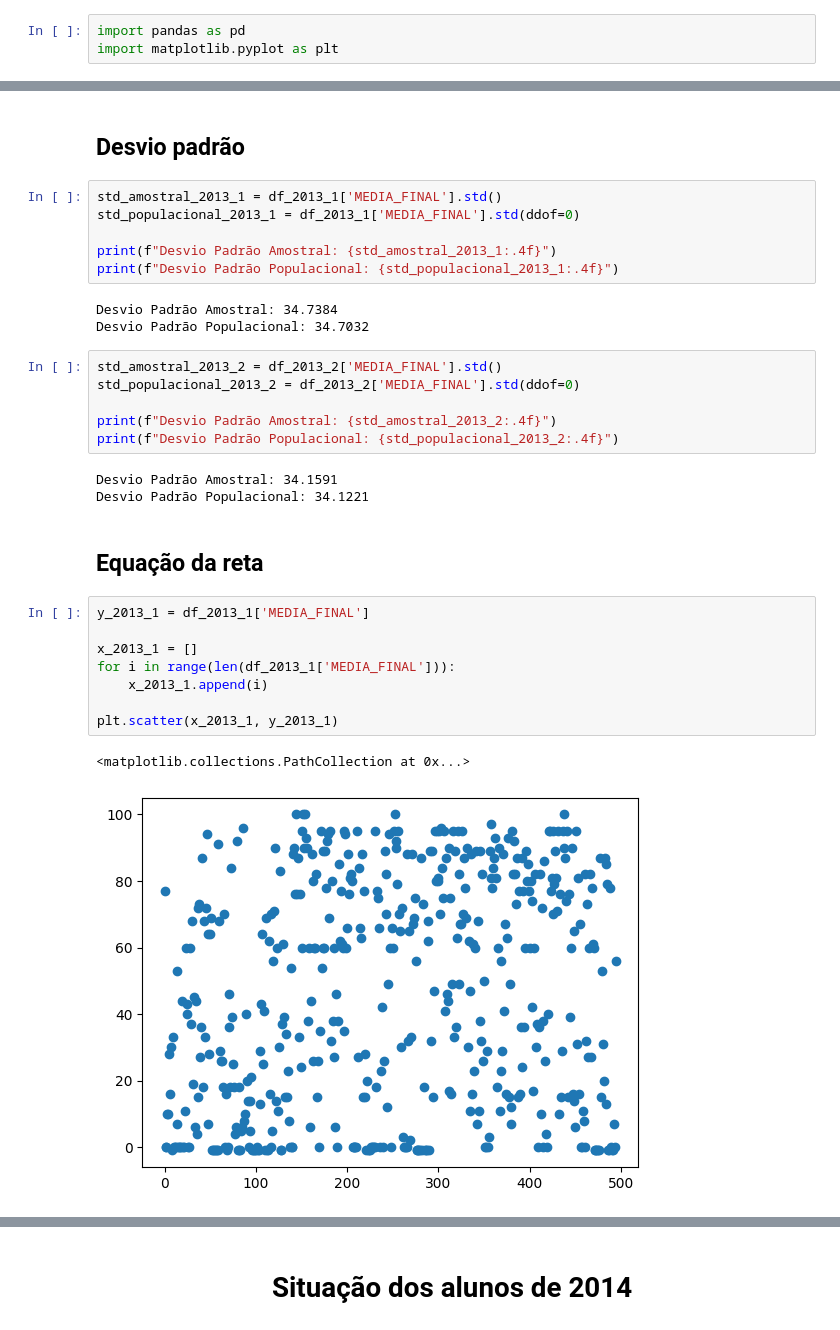
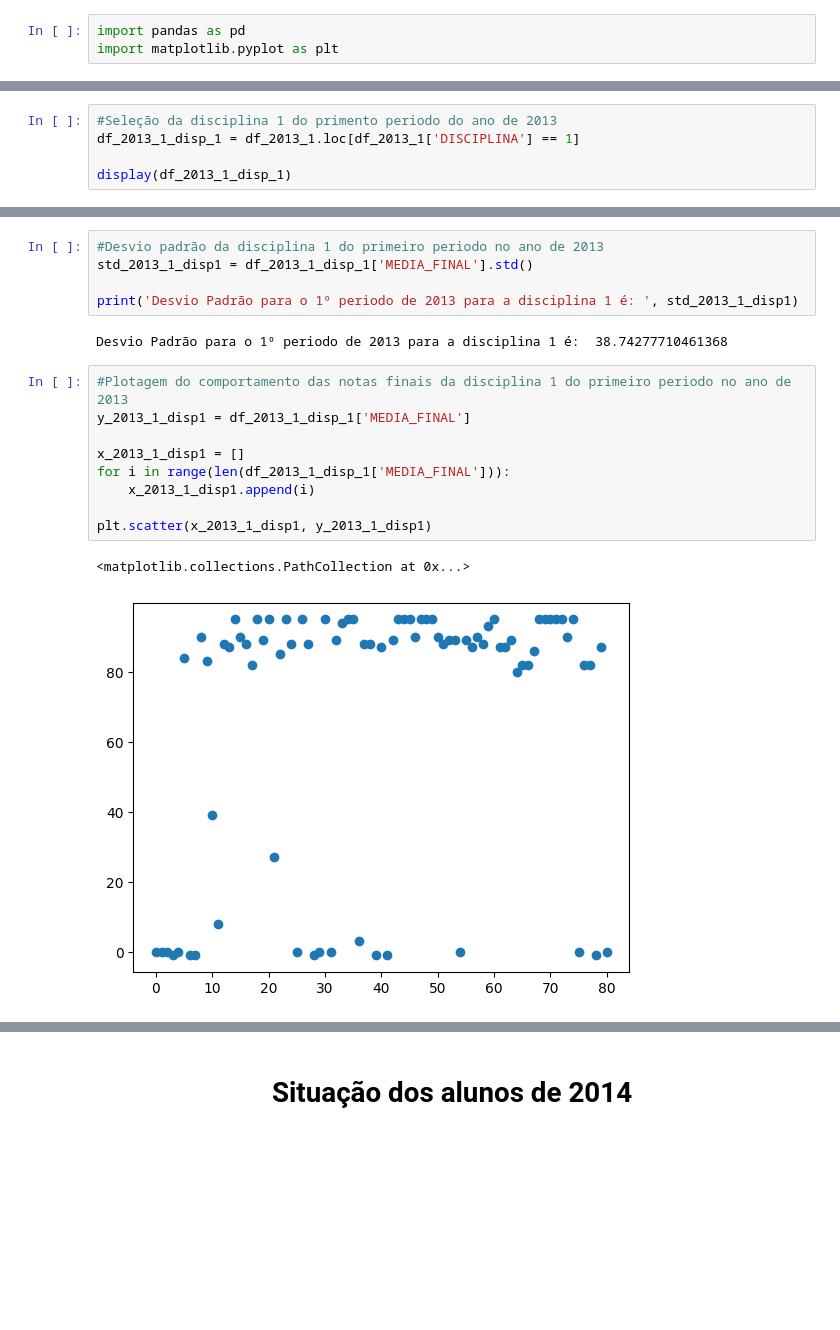
Before and after one commit to aleder-linm/trabalho-rp-dados-disciplinas, a Jupyter notebook: main.ipynb, the cells around one changed output, grey strips where cells are left out. Saved outputs shown, nothing was run; the diff lists cells and outputs as text; blank space fills up the shorter version.

Commit message:
Análise por disciplina #1

```diff
--- a/main.ipynb
+++ b/main.ipynb
@@ -215,0 +193,5 @@ A média para o 2º periodo de 2013 é:  33.74242424242424
+# %%
+#Seleção da disciplina 1 do primento periodo do ano de 2013
+df_2013_1_disp_1 = df_2013_1.loc[df_2013_1['DISCIPLINA'] == 1]
+
+display(df_2013_1_disp_1)
@@ -228,33 +226,19 @@ A mediana para o 2º periodo de 2013 é:  25.0
-# %% [markdown]
-## Desvio padrão
 # %%
-std_amostral_2013_1 = df_2013_1['MEDIA_FINAL'].std()
-std_populacional_2013_1 = df_2013_1['MEDIA_FINAL'].std(ddof=0)
+#Desvio padrão da disciplina 1 do primeiro periodo no ano de 2013
+std_2013_1_disp1 = df_2013_1_disp_1['MEDIA_FINAL'].std()
 
-print(f"Desvio Padrão Amostral: {std_amostral_2013_1:.4f}")
-print(f"Desvio Padrão Populacional: {std_populacional_2013_1:.4f}")
+print('Desvio Padrão para o 1º periodo de 2013 para a disciplina 1 é: ', std_2013_1_disp1)
 # %% [output]
-Desvio Padrão Amostral: 34.7384
-Desvio Padrão Populacional: 34.7032
+Desvio Padrão para o 1º periodo de 2013 para a disciplina 1 é:  38.74277710461368
-# %%
-std_amostral_2013_2 = df_2013_2['MEDIA_FINAL'].std()
-std_populacional_2013_2 = df_2013_2['MEDIA_FINAL'].std(ddof=0)
-
-print(f"Desvio Padrão Amostral: {std_amostral_2013_2:.4f}")
-print(f"Desvio Padrão Populacional: {std_populacional_2013_2:.4f}")
-# %% [output]
-Desvio Padrão Amostral: 34.1591
-Desvio Padrão Populacional: 34.1221
-# %% [markdown]
-## Equação da reta
 # %%
-y_2013_1 = df_2013_1['MEDIA_FINAL']
+#Plotagem do comportamento das notas finais da disciplina 1 do primeiro periodo no ano de 2013
+y_2013_1_disp1 = df_2013_1_disp_1['MEDIA_FINAL']
 
-x_2013_1 = []
-for i in range(len(df_2013_1['MEDIA_FINAL'])):
-    x_2013_1.append(i)
+x_2013_1_disp1 = []
+for i in range(len(df_2013_1_disp_1['MEDIA_FINAL'])):
+    x_2013_1_disp1.append(i)
 
-plt.scatter(x_2013_1, y_2013_1)
+plt.scatter(x_2013_1_disp1, y_2013_1_disp1)
 # %% [output]
 <matplotlib.collections.PathCollection at 0x...>
-[figure, old version]
+[figure, new version]
```
Also changed, not shown: parts of 77 cells of this notebook, 1 other file.
